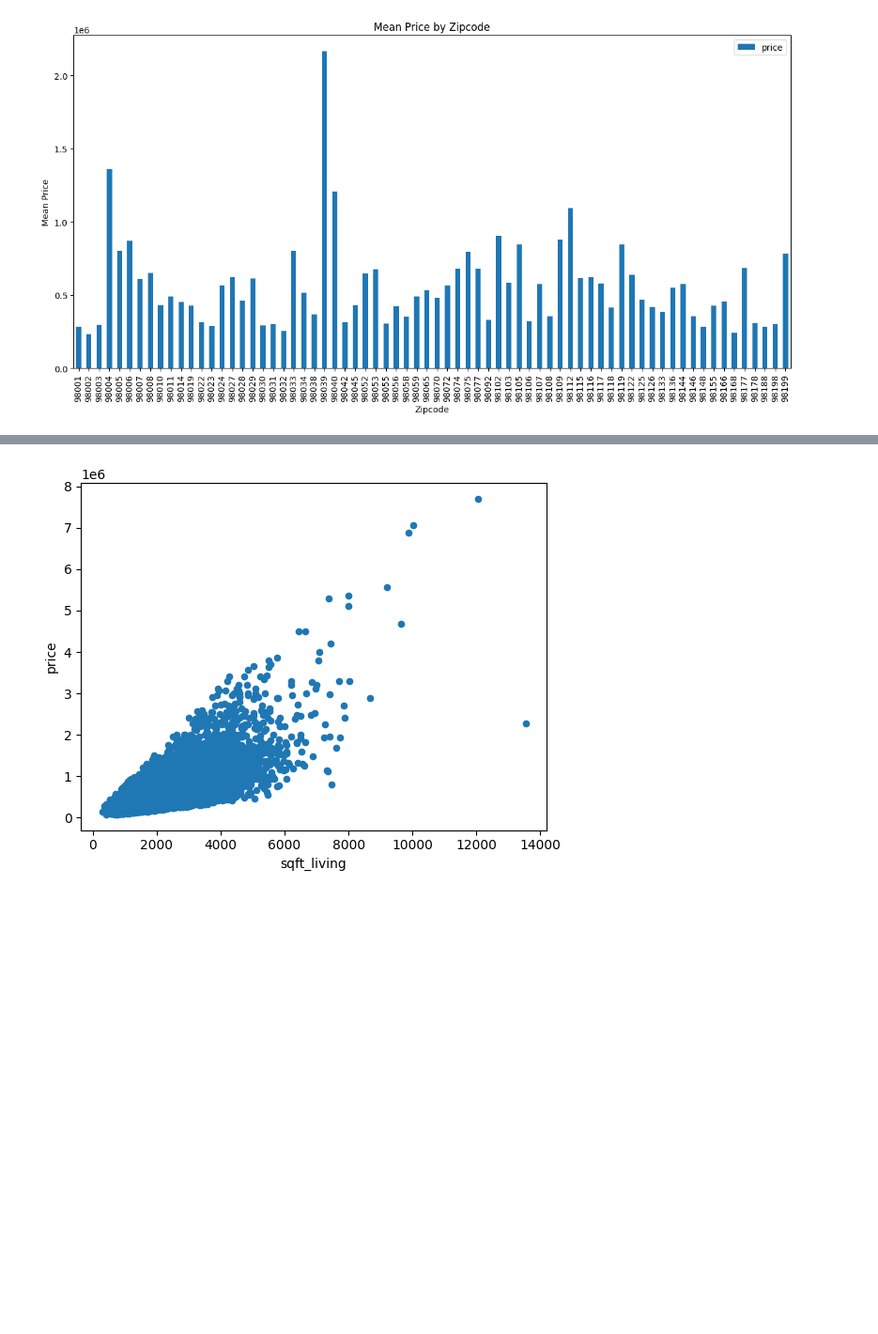
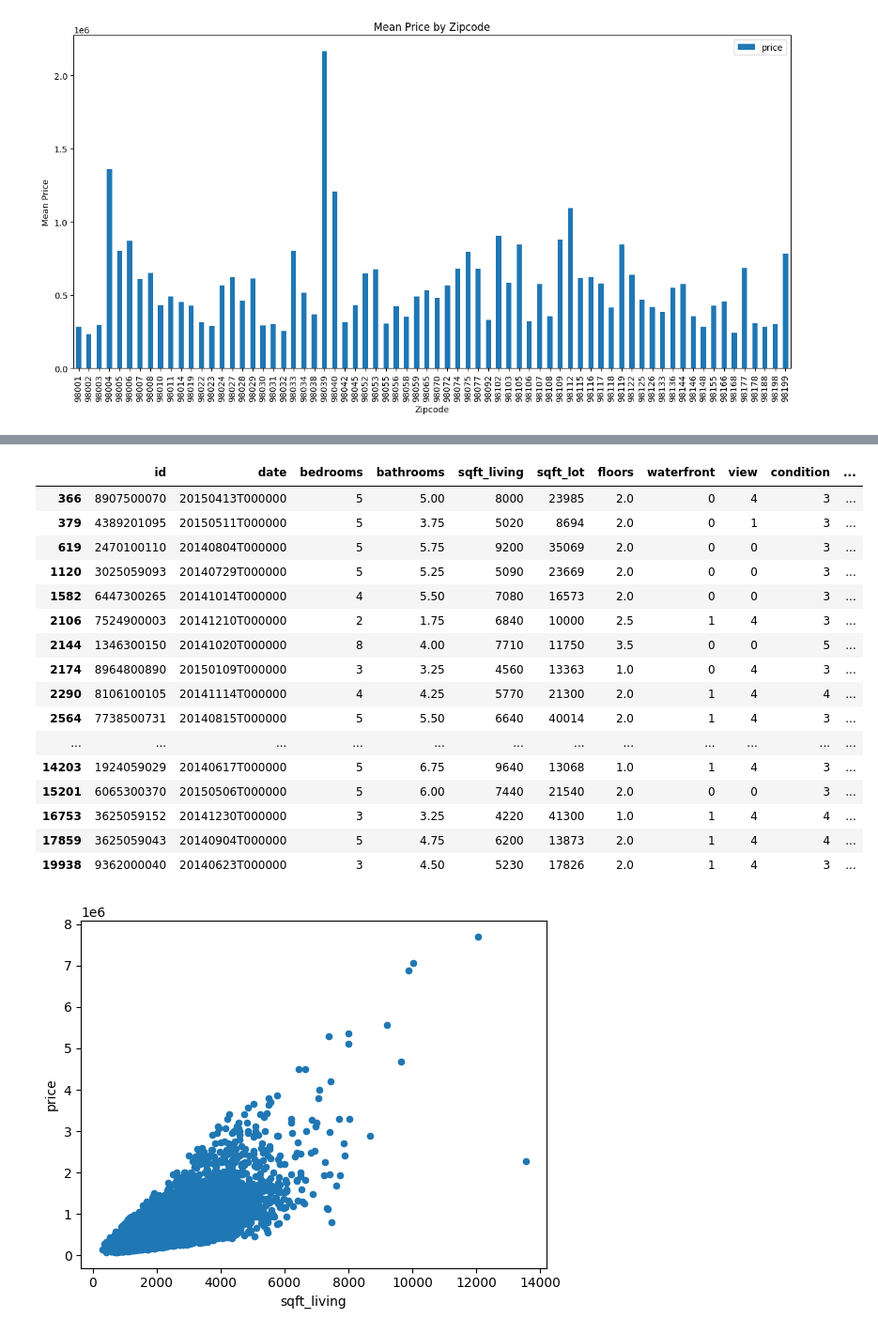
Before and after one commit to SheldonFrank/copilot-codespaces-vscode, a Jupyter notebook: notebooks/starter_housing.ipynb, the cells around one changed output, grey strips where cells are left out. Shown at 94% size. Saved outputs shown, nothing was run; the diff lists cells and outputs as text; code cells hidden in the pictures; blank space fills up the shorter version.

```diff
--- a/notebooks/starter_housing.ipynb
+++ b/notebooks/starter_housing.ipynb
@@ -108,3 +168,23 @@ dtype: int64
+# %%
+housing.loc[housing['price'] > 3000000]
+# %% [output]
+|  | id | date | bedrooms | bathrooms | sqft_living | sqft_lot | floors | waterfront | view | condition | ... |
+| 366 | 8907500070 | 20150413T000000 | 5 | 5.00 | 8000 | 23985 | 2.0 | 0 | 4 | 3 | ... |
+| 379 | 4389201095 | 20150511T000000 | 5 | 3.75 | 5020 | 8694 | 2.0 | 0 | 1 | 3 | ... |
+| 619 | 2470100110 | 20140804T000000 | 5 | 5.75 | 9200 | 35069 | 2.0 | 0 | 0 | 3 | ... |
+| 1120 | 3025059093 | 20140729T000000 | 5 | 5.25 | 5090 | 23669 | 2.0 | 0 | 0 | 3 | ... |
+| 1582 | 6447300265 | 20141014T000000 | 4 | 5.50 | 7080 | 16573 | 2.0 | 0 | 0 | 3 | ... |
+| 2106 | 7524900003 | 20141210T000000 | 2 | 1.75 | 6840 | 10000 | 2.5 | 1 | 4 | 3 | ... |
+| 2144 | 1346300150 | 20141020T000000 | 8 | 4.00 | 7710 | 11750 | 3.5 | 0 | 0 | 5 | ... |
+| 2174 | 8964800890 | 20150109T000000 | 3 | 3.25 | 4560 | 13363 | 1.0 | 0 | 4 | 3 | ... |
+| 2290 | 8106100105 | 20141114T000000 | 4 | 4.25 | 5770 | 21300 | 2.0 | 1 | 4 | 4 | ... |
+| 2564 | 7738500731 | 20140815T000000 | 5 | 5.50 | 6640 | 40014 | 2.0 | 1 | 4 | 3 | ... |
+| ... | ... | ... | ... | ... | ... | ... | ... | ... | ... | ... | ... |
+| 14203 | 1924059029 | 20140617T000000 | 5 | 6.75 | 9640 | 13068 | 1.0 | 1 | 4 | 3 | ... |
+| 15201 | 6065300370 | 20150506T000000 | 5 | 6.00 | 7440 | 21540 | 2.0 | 0 | 0 | 3 | ... |
+| 16753 | 3625059152 | 20141230T000000 | 3 | 3.25 | 4220 | 41300 | 1.0 | 1 | 4 | 4 | ... |
+| 17859 | 3625059043 | 20140904T000000 | 5 | 4.75 | 6200 | 13873 | 2.0 | 1 | 4 | 4 | ... |
+| 19938 | 9362000040 | 20140623T000000 | 3 | 4.50 | 5230 | 17826 | 2.0 | 1 | 4 | 3 | ... |
 # %%
 ax = housing.plot.scatter(x='sqft_living', y='price')
 plt.show()
```
Also changed, not shown: parts of 13 cells of this notebook.
